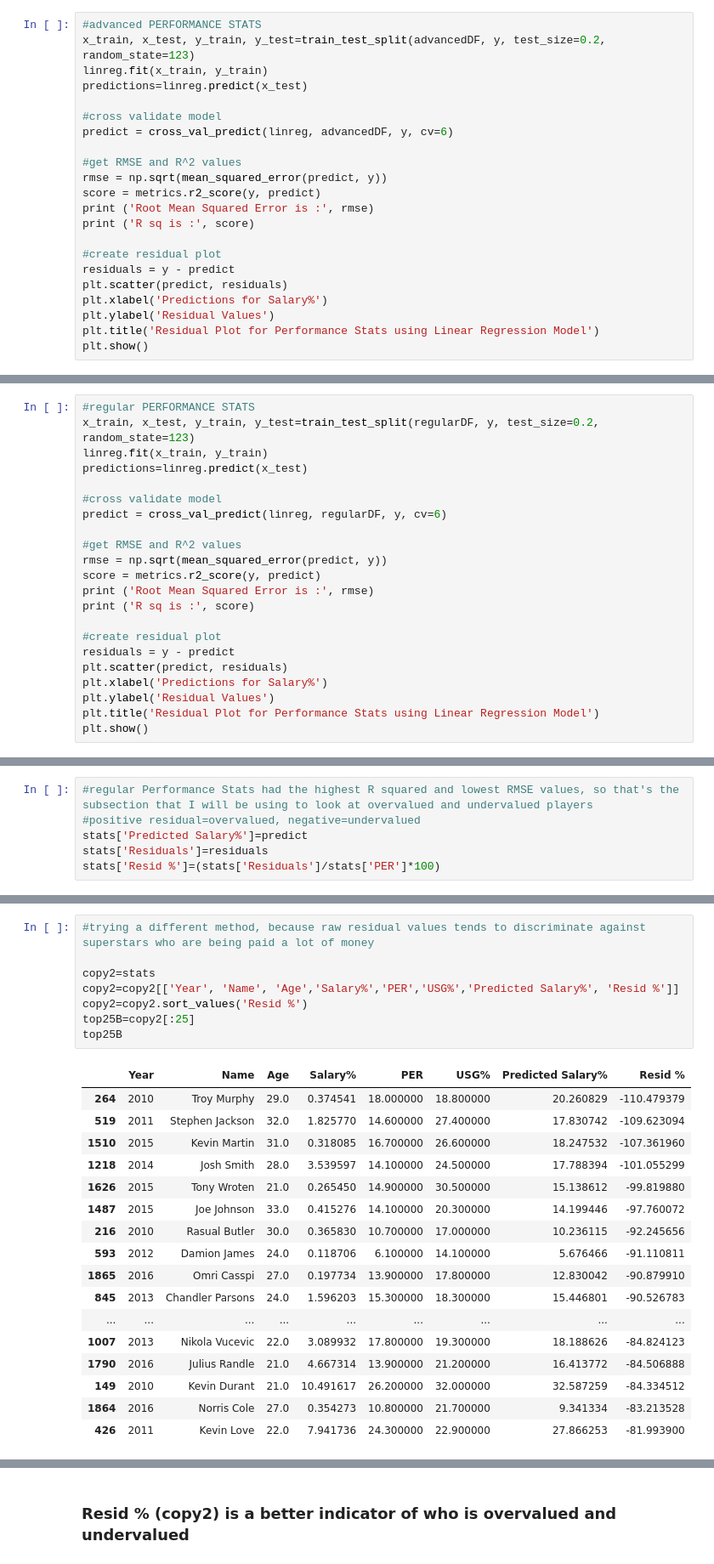
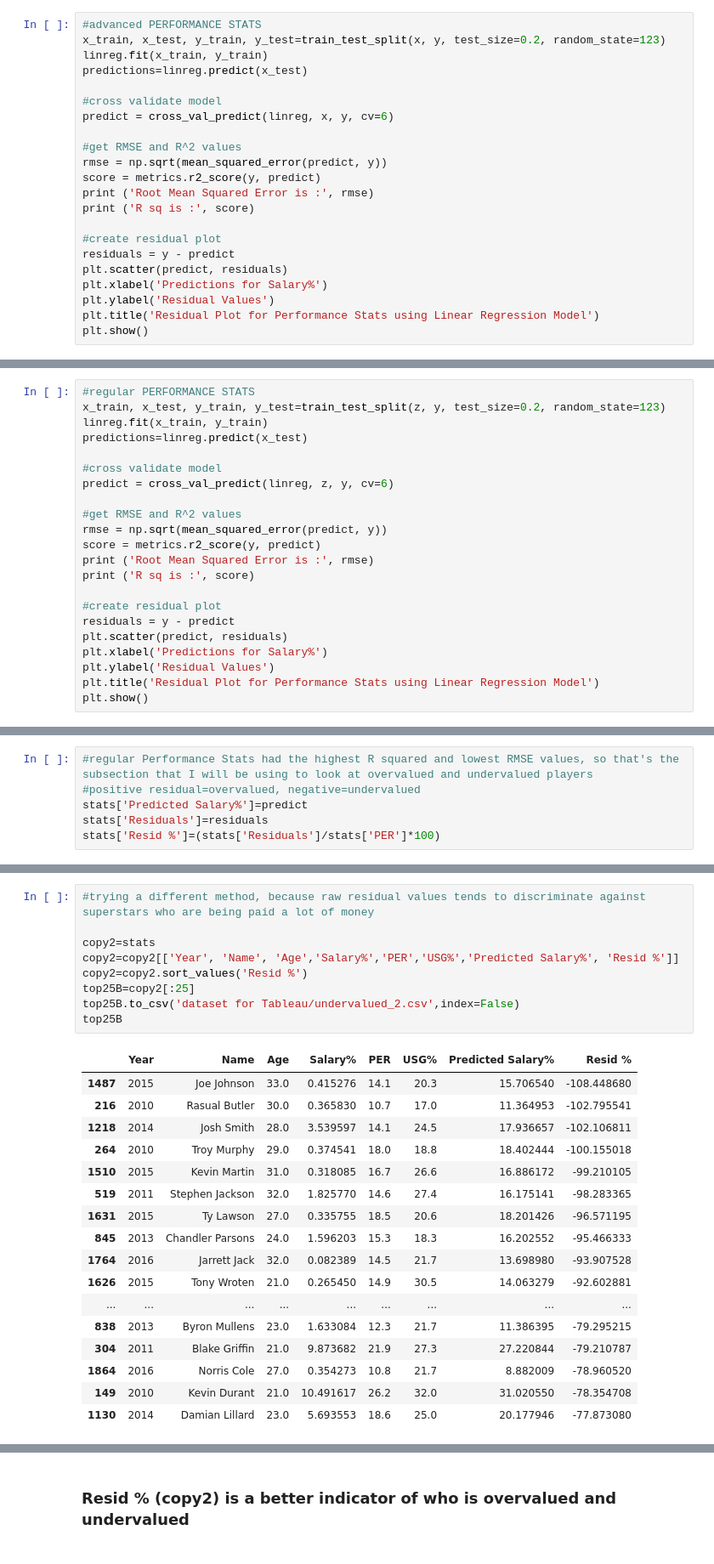
Before and after one commit to xudaiyanzi/NBA_players_salary, a Jupyter notebook: regression/Regression.ipynb, the cells around one changed output, grey strips where cells are left out. Shown at 85% size. Drawn from its saved outputs; the diff is of its cells as text.

```diff
--- a/regression/Regression.ipynb
+++ b/regression/Regression.ipynb
@@ -273,12 +273,12 @@ R sq is : 0.005284404282202448
 [figure]
 # %%
 #advanced PERFORMANCE STATS
-x_train, x_test, y_train, y_test=train_test_split(advancedDF, y, test_size=0.2, random_state=123)
+x_train, x_test, y_train, y_test=train_test_split(x, y, test_size=0.2, random_state=123)
 linreg.fit(x_train, y_train)
 predictions=linreg.predict(x_test)
 
 #cross validate model
-predict = cross_val_predict(linreg, advancedDF, y, cv=6)
+predict = cross_val_predict(linreg, x, y, cv=6)
 
 #get RMSE and R^2 values
 rmse = np.sqrt(mean_squared_error(predict, y))
@@ -300,11 +300,11 @@ R sq is : 0.449594518211221
 # %%
 #regular PERFORMANCE STATS
-x_train, x_test, y_train, y_test=train_test_split(regularDF, y, test_size=0.2, random_state=123)
+x_train, x_test, y_train, y_test=train_test_split(z, y, test_size=0.2, random_state=123)
 linreg.fit(x_train, y_train)
 predictions=linreg.predict(x_test)
 
 #cross validate model
-predict = cross_val_predict(linreg, regularDF, y, cv=6)
+predict = cross_val_predict(linreg, z, y, cv=6)
 
 #get RMSE and R^2 values
 rmse = np.sqrt(mean_squared_error(predict, y))
@@ -431,28 +433,29 @@ graph=bottom25.hist(column='Residuals')
 # %%
 #trying a different method, because raw residual values tends to discriminate against superstars who are being paid a lot of money
 
 copy2=stats
 copy2=copy2[['Year', 'Name', 'Age','Salary%','PER','USG%','Predicted Salary%', 'Resid %']]
 copy2=copy2.sort_values('Resid %')
 top25B=copy2[:25]
+top25B.to_csv('dataset for Tableau/undervalued_2.csv',index=False)
 top25B
 # %% [output]
 |  | Year | Name | Age | Salary% | PER | USG% | Predicted Salary% | Resid % |
-| 264 | 2010 | Troy Murphy | 29.0 | 0.374541 | 18.000000 | 18.800000 | 20.260829 | -110.479379 |
-| 519 | 2011 | Stephen Jackson | 32.0 | 1.825770 | 14.600000 | 27.400000 | 17.830742 | -109.623094 |
-| 1510 | 2015 | Kevin Martin | 31.0 | 0.318085 | 16.700000 | 26.600000 | 18.247532 | -107.361960 |
-| 1218 | 2014 | Josh Smith | 28.0 | 3.539597 | 14.100000 | 24.500000 | 17.788394 | -101.055299 |
-| 1626 | 2015 | Tony Wroten | 21.0 | 0.265450 | 14.900000 | 30.500000 | 15.138612 | -99.819880 |
-| 1487 | 2015 | Joe Johnson | 33.0 | 0.415276 | 14.100000 | 20.300000 | 14.199446 | -97.760072 |
-| 216 | 2010 | Rasual Butler | 30.0 | 0.365830 | 10.700000 | 17.000000 | 10.236115 | -92.245656 |
-| 593 | 2012 | Damion James | 24.0 | 0.118706 | 6.100000 | 14.100000 | 5.676466 | -91.110811 |
-| 1865 | 2016 | Omri Casspi | 27.0 | 0.197734 | 13.900000 | 17.800000 | 12.830042 | -90.879910 |
-| 845 | 2013 | Chandler Parsons | 24.0 | 1.596203 | 15.300000 | 18.300000 | 15.446801 | -90.526783 |
+| 1487 | 2015 | Joe Johnson | 33.0 | 0.415276 | 14.1 | 20.3 | 15.706540 | -108.448680 |
+| 216 | 2010 | Rasual Butler | 30.0 | 0.365830 | 10.7 | 17.0 | 11.364953 | -102.795541 |
+| 1218 | 2014 | Josh Smith | 28.0 | 3.539597 | 14.1 | 24.5 | 17.936657 | -102.106811 |
+| 264 | 2010 | Troy Murphy | 29.0 | 0.374541 | 18.0 | 18.8 | 18.402444 | -100.155018 |
+| 1510 | 2015 | Kevin Martin | 31.0 | 0.318085 | 16.7 | 26.6 | 16.886172 | -99.210105 |
+| 519 | 2011 | Stephen Jackson | 32.0 | 1.825770 | 14.6 | 27.4 | 16.175141 | -98.283365 |
+| 1631 | 2015 | Ty Lawson | 27.0 | 0.335755 | 18.5 | 20.6 | 18.201426 | -96.571195 |
+| 845 | 2013 | Chandler Parsons | 24.0 | 1.596203 | 15.3 | 18.3 | 16.202552 | -95.466333 |
+| 1764 | 2016 | Jarrett Jack | 32.0 | 0.082389 | 14.5 | 21.7 | 13.698980 | -93.907528 |
+| 1626 | 2015 | Tony Wroten | 21.0 | 0.265450 | 14.9 | 30.5 | 14.063279 | -92.602881 |
 | ... | ... | ... | ... | ... | ... | ... | ... | ... |
-| 1007 | 2013 | Nikola Vucevic | 22.0 | 3.089932 | 17.800000 | 19.300000 | 18.188626 | -84.824123 |
-| 1790 | 2016 | Julius Randle | 21.0 | 4.667314 | 13.900000 | 21.200000 | 16.413772 | -84.506888 |
-| 149 | 2010 | Kevin Durant | 21.0 | 10.491617 | 26.200000 | 32.000000 | 32.587259 | -84.334512 |
-| 1864 | 2016 | Norris Cole | 27.0 | 0.354273 | 10.800000 | 21.700000 | 9.341334 | -83.213528 |
-| 426 | 2011 | Kevin Love | 22.0 | 7.941736 | 24.300000 | 22.900000 | 27.866253 | -81.993900 |
+| 838 | 2013 | Byron Mullens | 23.0 | 1.633084 | 12.3 | 21.7 | 11.386395 | -79.295215 |
+| 304 | 2011 | Blake Griffin | 21.0 | 9.873682 | 21.9 | 27.3 | 27.220844 | -79.210787 |
+| 1864 | 2016 | Norris Cole | 27.0 | 0.354273 | 10.8 | 21.7 | 8.882009 | -78.960520 |
+| 149 | 2010 | Kevin Durant | 21.0 | 10.491617 | 26.2 | 32.0 | 31.020550 | -78.354708 |
+| 1130 | 2014 | Damian Lillard | 23.0 | 5.693553 | 18.6 | 25.0 | 20.177946 | -77.873080 |
 # %%
 bottom25B=copy2[-25:]
```
Also changed, not shown: parts of 13 cells of this notebook, 11 other files.
